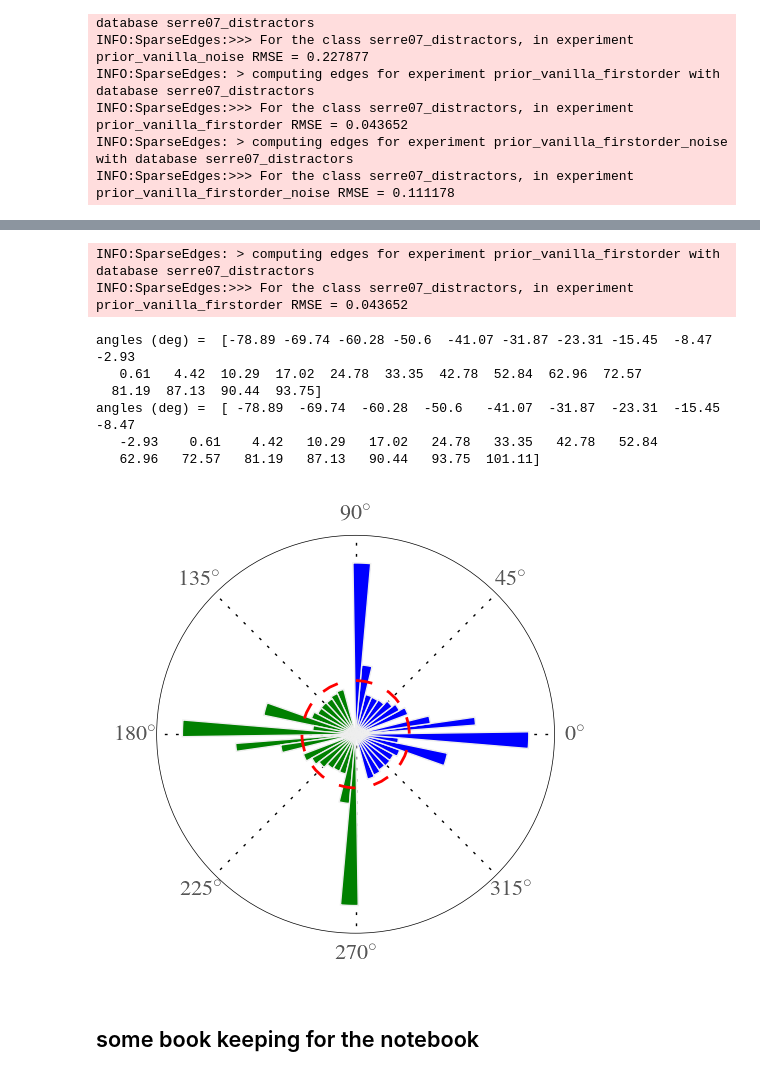
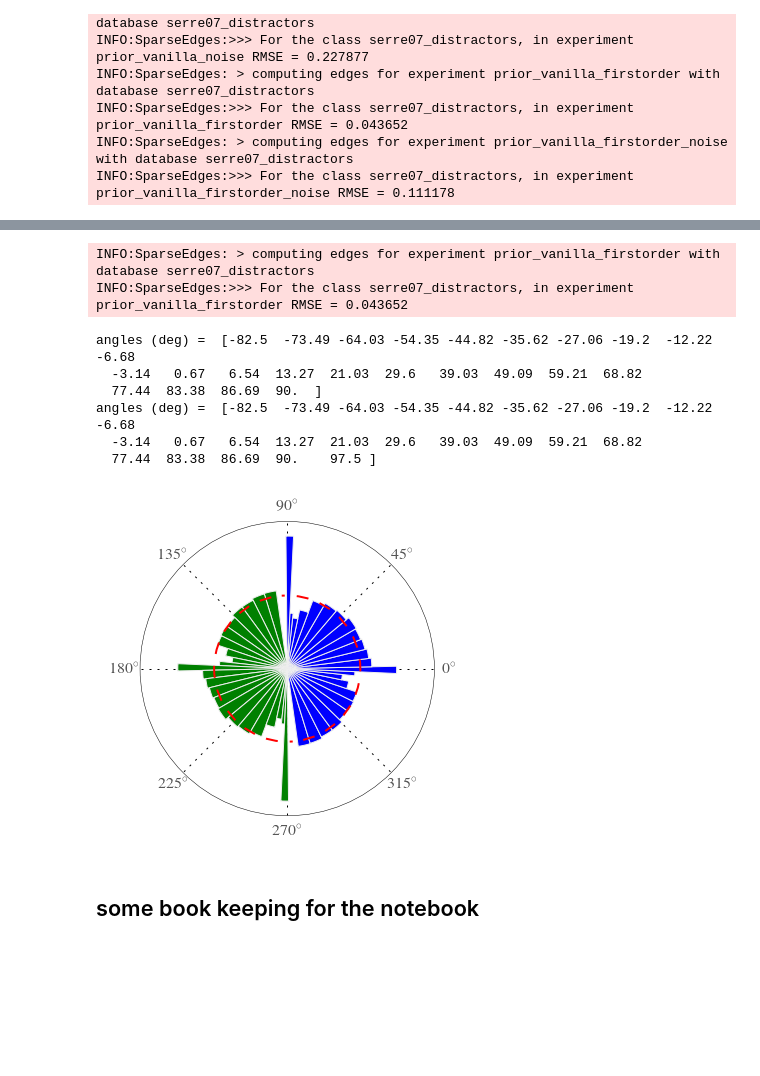
Before and after one commit to bicv/SparseEdges, a Jupyter notebook: firstorder_prior.ipynb, the cells around one changed output, grey strips where cells are left out. Cells and saved outputs as stored; diff of their text form; code cells hidden in the pictures; blank space fills up the shorter version.

```diff
--- a/firstorder_prior.ipynb
+++ b/firstorder_prior.ipynb
@@ -87,6 +79,5 @@ v_hist, v_theta_edges = mp.histedges_theta(edgeslist, display=False)
 ax.plot((v_theta_edges[1:]+v_theta_edges[:-1])/2, np.ones_like(v_hist)*v_hist.mean(), 'r--')
 ax.plot((v_theta_edges[1:]+v_theta_edges[:-1])/2+np.pi, np.ones_like(v_hist)*v_hist.mean(), 'r--')
 
-if not(figpath==None):
-    for ext in FORMATS: fig.savefig(figpath + 'firstorder_A.' + ext)
+for ext in FORMATS: fig.savefig(mp.pe.figpath + 'firstorder_A.' + ext)
 # %% [output]
@@ -115,8 +106,8 @@ plt.hist(edges[2])
 Now, we may use this statistics:
 # %%
 z = np.linspace(1./pe.n_theta, 1., pe.n_theta)
-P = np.hstack((0, np.cumsum(v_hist)))
-theta_prior = np.interp(z, P, v_theta_edges)
+P = np.cumsum(v_hist)# np.hstack((0, np.cumsum(v_hist)))
+theta_prior = np.interp(z, P, v_theta_middles)
 #theta_prior = np.interp(z, np.hstack((0, np.cumsum(v_hist))), (v_theta_edges-v_theta_bin/2)) #% np.pi
 # %%
 print 'z = ', z
@@ -195,11 +197,10 @@ from LogGabor import LogGabor
 from SparseEdges import SparseEdges
 
 pe = ParameterSet('default_param.py')
+pe.seed = 42 # this ensures that all image lists are the same for the different experiments
 im = Image(pe)
 lg = LogGabor(im)
 mp = SparseEdges(lg)
-
-pe.seed = 42 # this ensures that all image lists are the same for the different experiments
 
 for name_database in ['serre07_distractors']:#, 'laboratory']:
     # control experiment
@@ -211,10 +212,9 @@ for name_database in ['serre07_distractors']:#, 'laboratory']:
         v_hist, v_theta_edges = mp.histedges_theta(edgeslist, display=False)
         v_theta_middles, v_theta_bin  = (v_theta_edges[1:]+v_theta_edges[:-1])/2, v_theta_edges[1]-v_theta_edges[0]
         z = np.linspace(1./pe.n_theta, 1., pe.n_theta)
-        P = np.hstack((0, np.cumsum(v_hist)))
-        theta_prior = np.interp(z, P, v_theta_edges)
-#        mp.theta = np.interp(z, np.hstack((0, np.cumsum(v_hist))), (v_theta_edges-v_theta_bin/2))
-        mp.theta = (theta_prior) % (np.pi)
+        P = np.cumsum(v_hist)
+        theta_prior = np.interp(z, P, v_theta_middles)
+        mp.theta = (theta_prior) #% (np.pi)
 
         imageslist, edgeslist, RMSE =  mp.process(exp='prior_vanilla_firstorder', name_database=name_database)
         imageslist, edgeslist, RMSE = mp.process(exp='prior_vanilla_firstorder_noise', name_database=name_database, noise=pe.noise)
@@ -234,9 +234,7 @@ INFO:SparseEdges:>>> For the class serre07_distractors, in experiment prior_vani
 INFO:SparseEdges: > computing edges for experiment prior_vanilla_firstorder_noise with database serre07_distractors
 INFO:SparseEdges:>>> For the class serre07_distractors, in experiment prior_vanilla_firstorder_noise RMSE = 0.111178
 # %%
-figpath = '../../CNRS/BICV-book/BICV_INT/BICV-sparse/'
 FORMATS = ['pdf', 'eps']
-print figpath
 experiments = ['prior_vanilla', 'prior_vanilla_noise', 'prior_vanilla_firstorder', 'prior_vanilla_firstorder_noise']
 experiments = ['prior_vanilla', 'prior_vanilla_noise', 'prior_vanilla_firstorder_noise']
 #experiments = ['prior_vanilla_noise', 'prior_vanilla_firstorder_noise']
@@ -248,8 +246,7 @@ labels = ['control', 'noise', 'noise (prior)']
 mps = [mp] * len(experiments)
 from SparseEdges import plot
 fig, a, ax = plot(mps=mps, experiments=experiments, databases=databases, labels=labels, color=[0., 0., 1.], threshold=None, scale=True)
-if not(figpath==None):
-    for ext in FORMATS: fig.savefig(figpath + 'firstorder_B.' + ext)
+for ext in FORMATS: fig.savefig(mp.pe.figpath + 'firstorder_B.' + ext)
 # %% [output]
 INFO:SparseEdges: > computing edges for experiment prior_vanilla with database serre07_distractors
 INFO:SparseEdges:>>> For the class serre07_distractors, in experiment prior_vanilla RMSE = 0.043332
@@ -264,45 +260,47 @@ print 'angles (deg) = ', theta_prior*180/np.pi
 imageslist, edgeslist, RMSE =  mp.process('prior_vanilla_firstorder', name_database=name_database)
 
 theta = (edgeslist[2, ...].ravel())
 theta = ((theta + np.pi/2 - np.pi/mp.pe.N_Dtheta/2)  % np.pi ) - np.pi/2  + np.pi/mp.pe.N_Dtheta/2
 value = edgeslist[4, ...].ravel()
 
 if mp.pe.edge_mask:
     # remove edges whose center position is not on the central disk
     x , y = edgeslist[0, ...].ravel().real, edgeslist[1, ...].ravel().real
     mask = ((x/mp.N_X -.5)**2+(y/mp.N_Y -.5)**2) < .5**2
     theta = theta[mask]
     value = value[mask]
 
 weights = np.absolute(value)/(np.absolute(value)).sum()
 
 print 'angles (deg) = ',  np.hstack((theta_prior, theta_prior[0]+np.pi))*180/np.pi
-theta_bin = np.linspace(- np.pi/2  + np.pi/mp.pe.N_Dtheta/2, np.pi/2  + np.pi/mp.pe.N_Dtheta/2, 48)
-theta_bin = np.hstack((theta_prior, theta_prior[0]+np.pi))  + np.pi/mp.pe.N_Dtheta/2
-v_hist, v_theta_edges_ = np.histogram(theta, bins=theta_bin, density=True, weights=weights)
+#theta_bin = np.linspace(- np.pi/2  + np.pi/mp.pe.N_Dtheta/2, np.pi/2  + np.pi/mp.pe.N_Dtheta/2, 48)
+#theta_bin = np.hstack((theta_prior, theta_prior[0]+np.pi)) - np.pi/320#mp.pe.N_Dtheta/2
+theta_bin = .5 * ( np.hstack((theta_prior[-1]-np.pi, theta_prior)) +
+                  np.hstack((theta_prior, theta_prior[0]+np.pi)) )
+print 'angles (deg) = ',  theta_bin*180/np.pi
+v_hist, v_theta_edges_ = np.histogram(theta, bins=theta_bin, density=False, weights=weights)
 
 #plotting
 fig = plt.figure(figsize=(fig_width/1.618, fig_width/1.618))
 ax = fig.add_subplot(111, axisbg='w', polar=True)
 #fig, ax = mp.histedges_theta(edgeslist, fig=fig, a=ax)
 #v_hist, v_theta_edges = mp.histedges_theta(edgeslist, display=False)
 ax.bar(theta_bin[1:], v_hist, width=theta_bin[:-1] - theta_bin[1:], color='b')# edgecolor="none")
 ax.bar(theta_bin[1:]+np.pi, v_hist, width=theta_bin[:-1] - theta_bin[1:], color='g')
 ax.plot((v_theta_edges_[1:]+v_theta_edges_[:-1])/2, np.ones_like(v_hist)*v_hist.mean(), 'r--')
 ax.plot((v_theta_edges_[1:]+v_theta_edges_[:-1])/2+np.pi, np.ones_like(v_hist)*v_hist.mean(), 'r--')
 plt.setp(ax, yticks=[])
-if not(figpath==None):
-    for ext in FORMATS: fig.savefig(figpath + 'firstorder_A_bis.' + ext)
+for ext in FORMATS: fig.savefig(mp.pe.figpath + 'firstorder_A_bis.' + ext)
 # %% [output]
 INFO:SparseEdges: > computing edges for experiment prior_vanilla_firstorder with database serre07_distractors
 INFO:SparseEdges:>>> For the class serre07_distractors, in experiment prior_vanilla_firstorder RMSE = 0.043652
-angles (deg) =  [-78.89 -69.74 -60.28 -50.6  -41.07 -31.87 -23.31 -15.45  -8.47  -2.93
-   0.61   4.42  10.29  17.02  24.78  33.35  42.78  52.84  62.96  72.57
-  81.19  87.13  90.44  93.75]
-angles (deg) =  [ -78.89  -69.74  -60.28  -50.6   -41.07  -31.87  -23.31  -15.45   -8.47
-   -2.93    0.61    4.42   10.29   17.02   24.78   33.35   42.78   52.84
-   62.96   72.57   81.19   87.13   90.44   93.75  101.11]
+angles (deg) =  [-82.5  -73.49 -64.03 -54.35 -44.82 -35.62 -27.06 -19.2  -12.22  -6.68
+  -3.14   0.67   6.54  13.27  21.03  29.6   39.03  49.09  59.21  68.82
+  77.44  83.38  86.69  90.  ]
+angles (deg) =  [-82.5  -73.49 -64.03 -54.35 -44.82 -35.62 -27.06 -19.2  -12.22  -6.68
+  -3.14   0.67   6.54  13.27  21.03  29.6   39.03  49.09  59.21  68.82
+  77.44  83.38  86.69  90.    97.5 ]
-[figure, old version]
+[figure, new version]
 # %% [markdown]
 ## some book keeping for the notebook
 # %%
```
Also changed, not shown: parts of 7 cells of this notebook, 4 other files.
